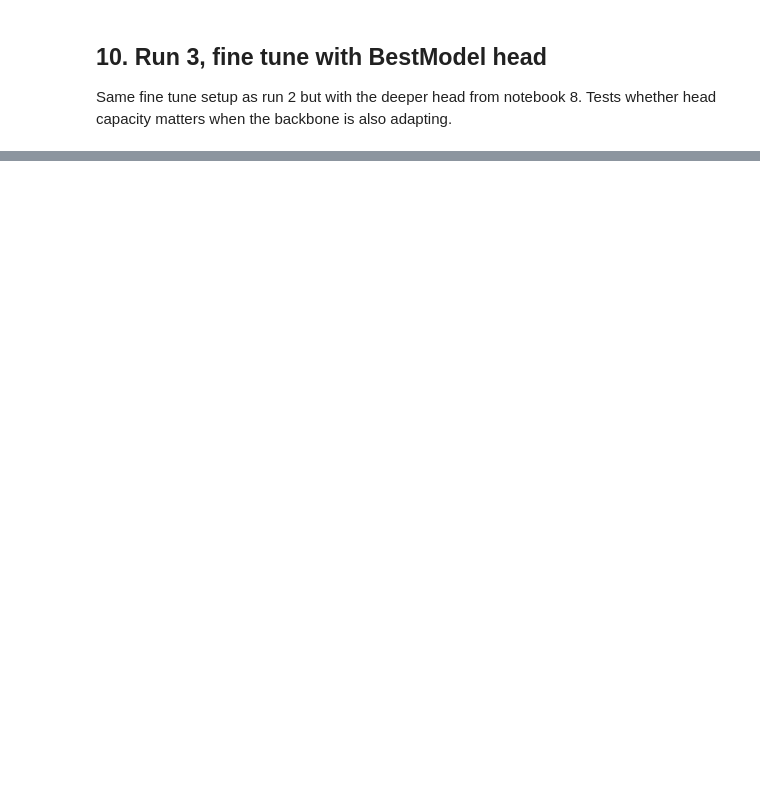
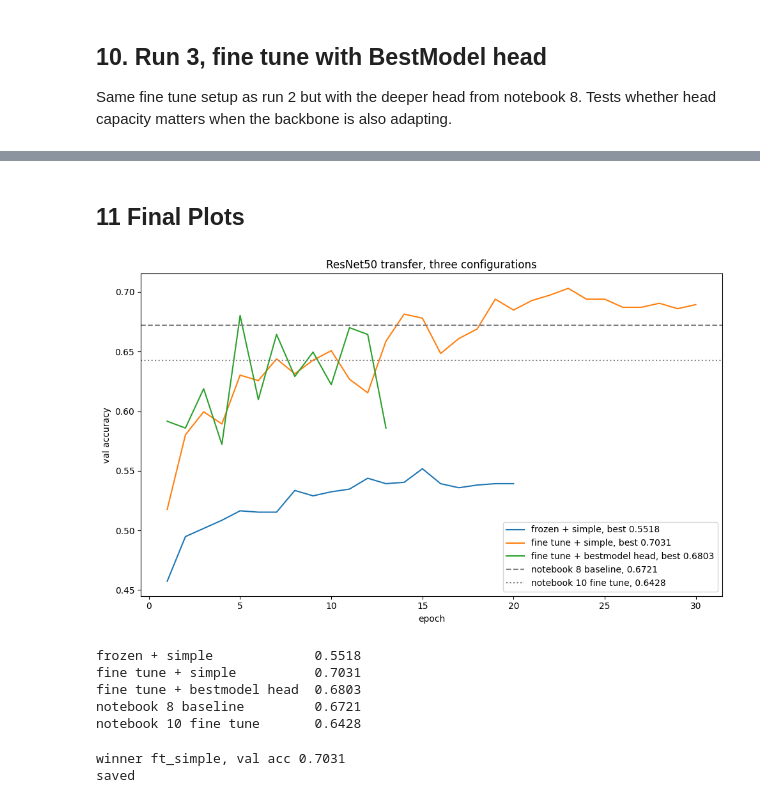
Before and after one commit to iav2002/AppliedDeepLearning, a Jupyter notebook: Part3_3_TransferLearning.ipynb, the cells around one changed output, grey strips where cells are left out. Drawn from its saved outputs; the diff is of its cells as text; code cells hidden in the pictures; blank space fills up the shorter version.

Commit message:
Saved Best model

```diff
--- a/Part3_3_TransferLearning.ipynb
+++ b/Part3_3_TransferLearning.ipynb
@@ -304,0 +305,60 @@ best acc 0.6701  time 151.7s
+# %% [markdown]
+## 11 Final Plots
+# %%
+fig, ax = plt.subplots(figsize=(10, 6))
+
+ep_probe = range(1, len(r_probe["hist"]["val_acc"]) + 1)
+ep_ft1 = range(1, len(r_ft_simple["hist"]["val_acc"]) + 1)
+ep_ft2 = range(1, len(r_ft_best["hist"]["val_acc"]) + 1)
+
+ax.plot(ep_probe, r_probe["hist"]["val_acc"], label=f"frozen + simple, best {r_probe['best_acc']:.4f}")
+ax.plot(ep_ft1, r_ft_simple["hist"]["val_acc"], label=f"fine tune + simple, best {r_ft_simple['best_acc']:.4f}")
+ax.plot(ep_ft2, r_ft_best["hist"]["val_acc"], label=f"fine tune + bestmodel head, best {r_ft_best['best_acc']:.4f}")
+ax.axhline(0.6721, linestyle="--", color="gray", label="notebook 8 baseline, 0.6721")
+ax.axhline(0.6428, linestyle=":", color="gray", label="notebook 10 fine tune, 0.6428")
+ax.set_xlabel("epoch")
+ax.set_ylabel("val accuracy")
+ax.set_title("ResNet50 transfer, three configurations")
+ax.legend()
+plt.tight_layout()
+plt.show()
+
+print(f"\nfrozen + simple             {r_probe['best_acc']:.4f}")
+print(f"fine tune + simple          {r_ft_simple['best_acc']:.4f}")
+print(f"fine tune + bestmodel head  {r_ft_best['best_acc']:.4f}")
+print(f"notebook 8 baseline         0.6721")
+print(f"notebook 10 fine tune       0.6428")
+# %% [output]
+[figure, added]
+frozen + simple             0.5518
+fine tune + simple          0.7031
+fine tune + bestmodel head  0.6803
+notebook 8 baseline         0.6721
+notebook 10 fine tune       0.6428
+# %%
+import os
+os.makedirs("/content/models", exist_ok=True)
+
+runs = {
+    "frozen_simple": r_probe,
+    "ft_simple": r_ft_simple,
+    "ft_bestmodel": r_ft_best,
+}
+winner_name = max(runs, key=lambda k: runs[k]["best_acc"])
+winner = runs[winner_name]
+print(f"winner {winner_name}, val acc {winner['best_acc']:.4f}")
+
+torch.save({
+    "state_dict": winner["best_state"],
+    "task": "classification",
+    "arch": f"resnet50_imagenet_{winner_name}",
+    "image_size": 224,
+    "val_acc": winner["best_acc"],
+    "hist": winner["hist"],
+}, "/content/models/resnet50_best.pt")
+
+!cp /content/models/resnet50_best.pt "/content/drive/MyDrive/Colab Notebooks/AppliedDL/models/"
+print("saved")
+# %% [output]
+winner ft_simple, val acc 0.7031
+saved
```
Also changed, not shown: parts of 2 cells of this notebook.
